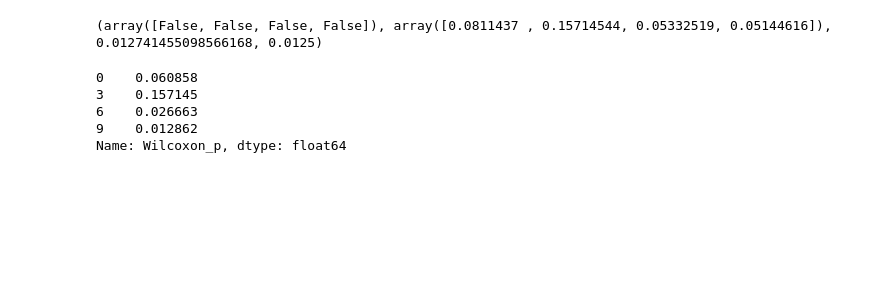
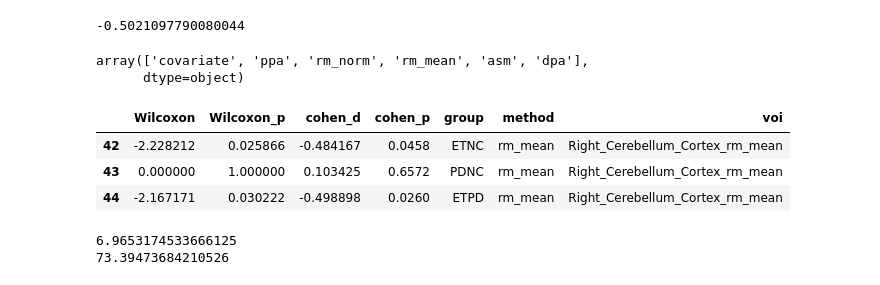
Before and after one commit to Vincent-wq/Replicability-of-PD-ICA, a Jupyter notebook: codes/devel/fs_analysis/0_cerebellar_confounder.ipynb, the cells around one changed output. Cells and saved outputs as stored; diff of their text form; code cells hidden in the pictures; blank space fills up the shorter version.

```diff
--- a/codes/devel/fs_analysis/0_cerebellar_confounder.ipynb
+++ b/codes/devel/fs_analysis/0_cerebellar_confounder.ipynb
@@ -242,0 +244,32 @@ sex[T.M]:eTIV                                    -0.0032     0.0135 -0.2350 0.81
+# %%
+## covariate
+tar_list = ['Left_Cerebellum_Cortex','Left_Cerebellum_White_Matter',
+            'Right_Cerebellum_Cortex','Right_Cerebellum_White_Matter']; # 'Cerebellum_Cortex','Cerebellum_White_Matter',
+covariate_model_str = '~age+sex+eTIV+C(diagnosis, Treatment(reference="NC"))';
+covariate_dict = glm_test(curr_data, tar_list, covariate_model_str);
+covariate_df=sts_test(tar_list, curr_data, stats_cols, alpha, n_permu, 'covariate')
+## dpa
+dpa_list = [x+"_dpa" for x in tar_list ];
+dpa_model_str = '~age+sex+C(diagnosis, Treatment(reference="NC"))';
+dpa_dict = glm_test(curr_data, dpa_list, dpa_model_str);
+dpa_df=sts_test(dpa_list, curr_data, stats_cols, alpha, n_permu, 'dpa');
+## ppa
+ppa_list = [x+"_ppa" for x in tar_list ];
+ppa_model_str = '~age+sex+C(diagnosis, Treatment(reference="NC"))';
+ppa_dict = glm_test(curr_data, ppa_list, ppa_model_str);
+ppa_df=sts_test(ppa_list, curr_data, stats_cols, alpha, n_permu, 'ppa');
+## rm_norm
+rm_norm_list = [x+"_rm_norm" for x in tar_list ];
+rm_norm_model_str = '~C(diagnosis, Treatment(reference="NC"))';
+rm_norm_dict = glm_test(curr_data, rm_norm_list, rm_norm_model_str);
+rm_norm_df=sts_test(rm_norm_list, curr_data, stats_cols, alpha, n_permu, 'rm_norm');
+## rm_mean
+rm_mean_list = [x+"_rm_mean" for x in tar_list];
+rm_mean_model_str = '~age+sex+C(diagnosis, Treatment(reference="NC"))';
+rm_mean_dict = glm_test(curr_data, rm_mean_list, rm_mean_model_str);
+rm_mean_df=sts_test(rm_mean_list, curr_data, stats_cols, alpha, n_permu, 'rm_mean');
+## asm
+asm_list = [x+"_asm" for x in tar_list];
+asm_model_str = '~age+sex+C(diagnosis, Treatment(reference="NC"))';
+asm_dict = glm_test(curr_data, asm_list, asm_model_str);
+asm_df   = sts_test(asm_list, curr_data, stats_cols, alpha, n_permu, 'asm');
@@ -243,13 +464,29 @@ sex[T.M]:eTIV                                    -0.0032     0.0135 -0.2350 0.81
+# %%
+# average effective size
+np.mean([et_es[1][3], et_es[3][2], et_es[3][3], et_es[5][2], et_es[5][3]])
+# %% [output]
+-0.5021097790080044
+# %%
+sts_df['method'].unique()
+# %% [output]
+array(['covariate', 'ppa', 'rm_norm', 'rm_mean', 'asm', 'dpa'],
+      dtype=object)
+# %%
+sts_df[sts_df['voi']=='Right_Cerebellum_Cortex_rm_mean']
+# %% [output]
+|  | Wilcoxon | Wilcoxon_p | cohen_d | cohen_p | group | method | voi |
+| 42 | -2.228212 | 0.025866 | -0.484167 | 0.0458 | ETNC | rm_mean | Right_Cerebellum_Cortex_rm_mean |
+| 43 | 0.000000 | 1.000000 | 0.103425 | 0.6572 | PDNC | rm_mean | Right_Cerebellum_Cortex_rm_mean |
+| 44 | -2.167171 | 0.030222 | -0.498898 | 0.0260 | ETPD | rm_mean | Right_Cerebellum_Cortex_rm_mean |
+# %%
+#curr_data[(curr_data['diagnosis']=='NC')&(curr_data['sex']=='M')].shape
+print(curr_data[curr_data['diagnosis']=='ET']['age'].std())
+print(curr_data[curr_data['diagnosis']=='ET']['age'].mean())
+# %% [output]
+6.9653174533666125
+73.39473684210526
 # %%
 import statsmodels.stats as sts
-print(sts.multitest.multipletests(res_pcp_df[res_pcp_df['group']=='ETNC']['Wilcoxon_p'], alpha=0.05,
-                                  method='fdr_bh', is_sorted=False, returnsorted=False))
-#res_pcp_df[res_pcp_df['group']=='ETNC']
-res_pcp_df[res_pcp_df['group']=='ETNC']['Wilcoxon_p']
+sts.multitest.multipletests(sts_df[sts_df['group']=='ETNC']['Wilcoxon_p'], alpha=0.05,
+                            method='fdr_bh', is_sorted=False, returnsorted=False)
+sts_df['method'].unique()
-# %% [output]
-(array([False, False, False, False]), array([0.0811437 , 0.15714544, 0.05332519, 0.05144616]), 0.012741455098566168, 0.0125)
-0    0.060858
-3    0.157145
-6    0.026663
-9    0.012862
-Name: Wilcoxon_p, dtype: float64
```
Also changed, not shown: parts of 21 cells of this notebook, 1 other file.
